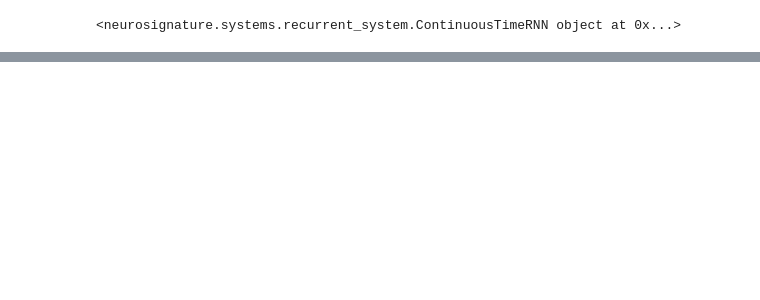
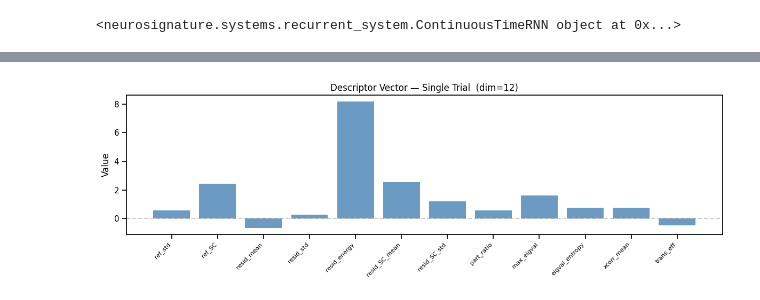
Before and after one commit to jmrfox/neurosignature, a Jupyter notebook: notebooks/simple_analysis.ipynb, the cells around one changed output, grey strips where cells are left out. Drawn from its saved outputs; the diff is of its cells as text; code cells hidden in the pictures; blank space fills up the shorter version.

```diff
--- a/notebooks/simple_analysis.ipynb
+++ b/notebooks/simple_analysis.ipynb
@@ -305,0 +137,25 @@ for k, v in info.items():
+# %%
+reference_channel = 0
+
+descriptor_components = [
+    ns.ReferenceStd(),
+    ns.ReferenceSpectralCentroid(dt_ms=dt_ms),
+    ns.ResidualMean(),
+    ns.ResidualStd(),
+    ns.ResidualEnergy(dt_ms=dt_ms),
+    ns.ResidualSpectralCentroidMean(dt_ms=dt_ms),
+    ns.ResidualSpectralCentroidStd(dt_ms=dt_ms),
+    ns.ResidualParticipationRatio(),
+    ns.ResidualMaxEigenvalue(),
+    ns.ResidualEigenvalueEntropy(),
+    ns.CrossCorrelationMean(),
+    ns.TransmissionEfficiency(),
+]
+
+vd = ns.VectorDescriptor(descriptor_components, reference_channel=reference_channel)
+component_labels = vd.labels()
+single_desc = vd.compute(outputs)
+
+print(f"Descriptor dimension: {len(single_desc)}")
+for label, val in zip(component_labels, single_desc):
+    print(f"  {label:16s}: {val:.4f}")
@@ -306,18 +176,12 @@ for k, v in info.items():
 # %%
-fig, axes = plt.subplots(2, 1, figsize=(14, 6))
-
-ax = axes[0]
-ax.plot(descriptor, linewidth=0.8, color="steelblue")
+fig, ax = plt.subplots(figsize=(12, 4))
+ax.bar(range(len(single_desc)), single_desc, alpha=0.8, color="steelblue")
+ax.set_xticks(range(len(single_desc)))
+ax.set_xticklabels(component_labels, rotation=45, ha="right", fontsize=8)
 ax.axhline(0, color="gray", linestyle="--", alpha=0.4)
-ax.set_xlabel("Descriptor index")
 ax.set_ylabel("Value")
-ax.set_title(f"Full Descriptor Vector  (dim={len(descriptor)})")
-
-ax = axes[1]
-ax.bar(range(len(descriptor)), np.abs(descriptor), width=1.0, alpha=0.7, color="steelblue")
-ax.set_xlabel("Descriptor index")
-ax.set_ylabel("|Value|")
-ax.set_title("Descriptor Magnitudes")
-
+ax.set_title(f"Descriptor Vector — Single Trial  (dim={len(single_desc)})")
 plt.tight_layout()
 plt.show()
+# %% [output]
+[figure, added]
```
Also changed, not shown: parts of 26 cells of this notebook, 28 other files.
